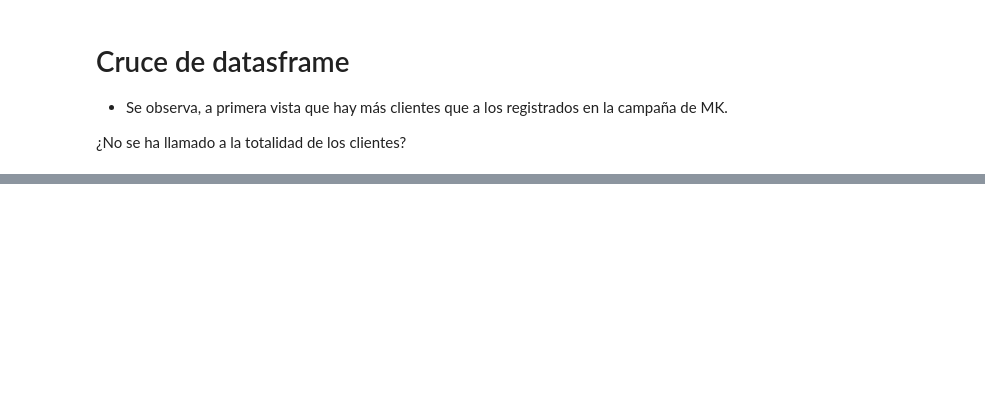
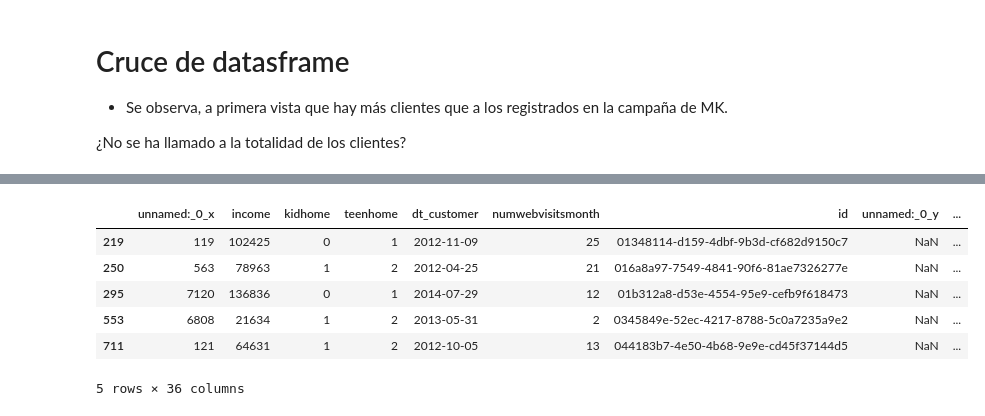
Before and after one commit to Carlagallo/EDA---MARKETING, a Jupyter notebook: Notebook/01-Analisis_preeliminar.ipynb, the cells around one changed output, grey strips where cells are left out. Saved outputs shown, nothing was run; the diff lists cells and outputs as text; code cells hidden in the pictures; blank space fills up the shorter version.

```diff
--- a/Notebook/01-Analisis_preeliminar.ipynb
+++ b/Notebook/01-Analisis_preeliminar.ipynb
@@ -550,0 +396,10 @@ df_resultado.head()
+# %%
+df_resultado[df_resultado['_merge'] == 'left_only'].head()
+# %% [output]
+|  | unnamed:_0_x | income | kidhome | teenhome | dt_customer | numwebvisitsmonth | id | unnamed:_0_y | ... |
+| 219 | 119 | 102425 | 0 | 1 | 2012-11-09 | 25 | 01348114-d159-4dbf-9b3d-cf682d9150c7 | NaN | ... |
+| 250 | 563 | 78963 | 1 | 2 | 2012-04-25 | 21 | 016a8a97-7549-4841-90f6-81ae7326277e | NaN | ... |
+| 295 | 7120 | 136836 | 0 | 1 | 2014-07-29 | 12 | 01b312a8-d53e-4554-95e9-cefb9f618473 | NaN | ... |
+| 553 | 6808 | 21634 | 1 | 2 | 2013-05-31 | 2 | 0345849e-52ec-4217-8788-5c0a7235a9e2 | NaN | ... |
+| 711 | 121 | 64631 | 1 | 2 | 2012-10-05 | 13 | 044183b7-4e50-4b68-9e9e-cd45f37144d5 | NaN | ... |
+5 rows × 36 columns
```
Also changed, not shown: parts of 33 cells of this notebook, 3 other files.
